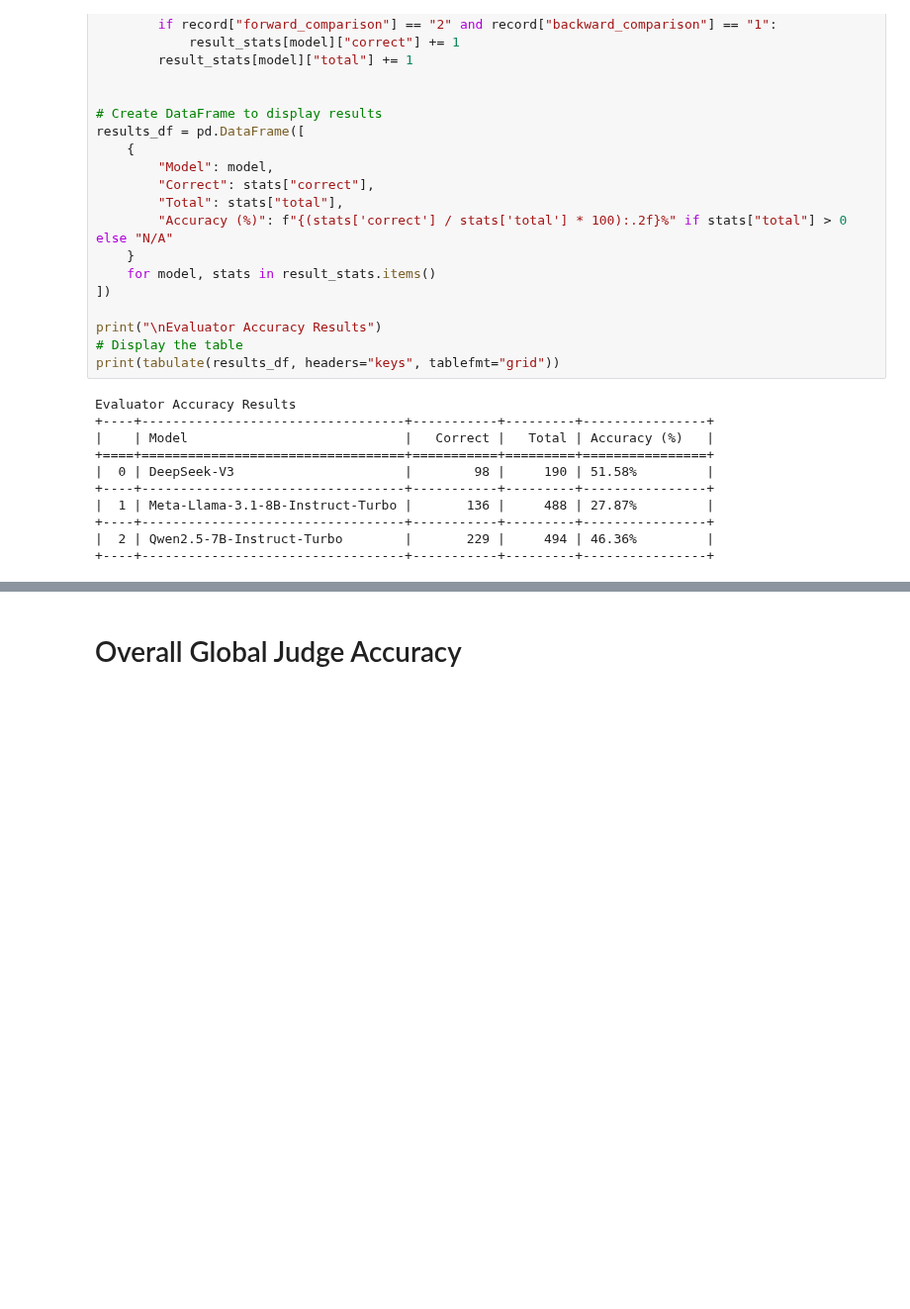
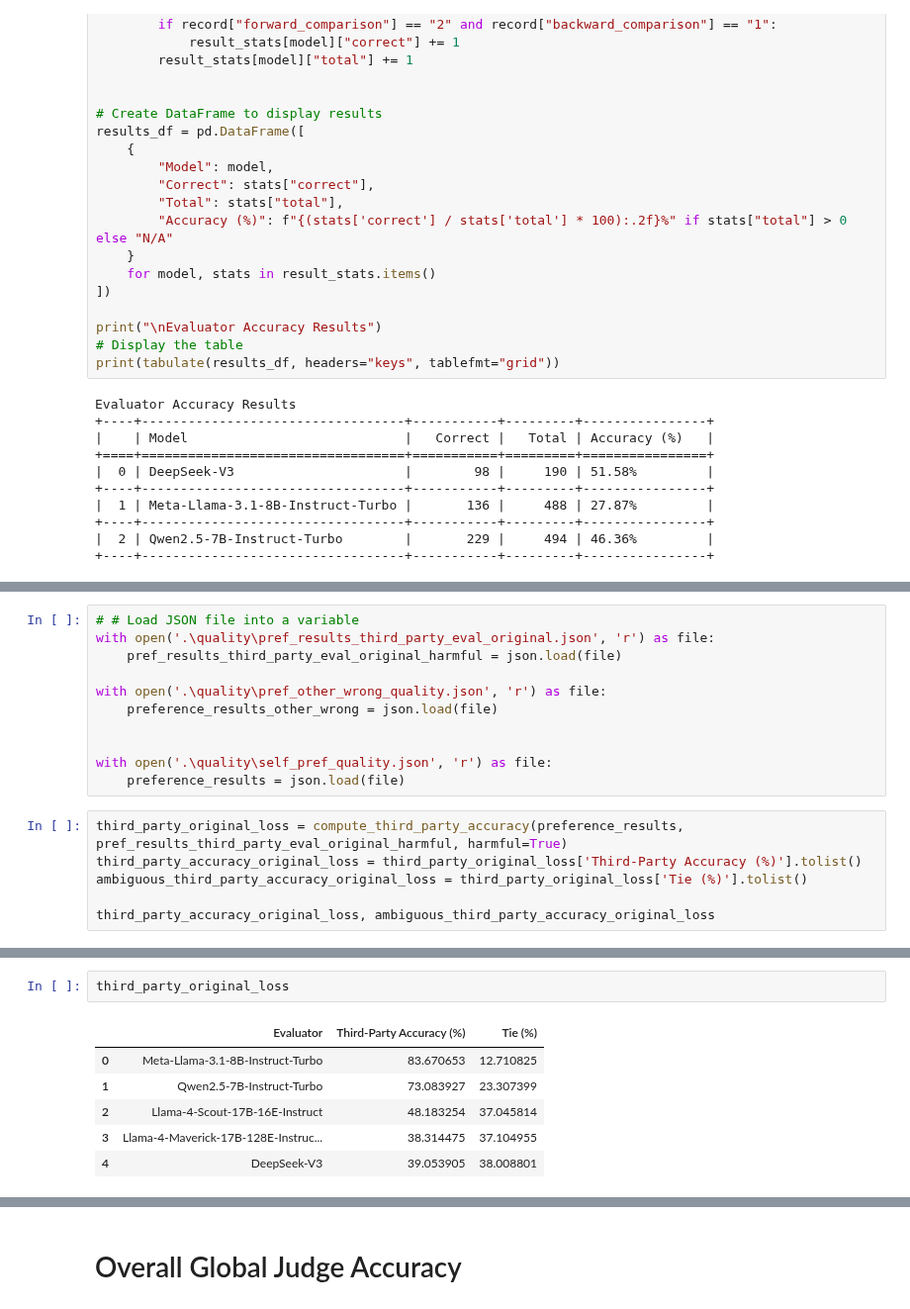
Before and after one commit to Taslim-M/self_recognition, a Jupyter notebook: analysis_quality.ipynb, the cells around one changed output, grey strips where cells are left out. Shown at 99% size. Saved outputs shown, nothing was run; the diff lists cells and outputs as text; blank space fills up the shorter version.

Commit message:
Perturb Other/Wrong

```diff
--- a/analysis_quality.ipynb
+++ b/analysis_quality.ipynb
@@ -7716,0 +7775,17 @@ Evaluator Accuracy Results
+# %%
+# # Load JSON file into a variable
+with open('.\quality\pref_results_third_party_eval_original.json', 'r') as file:
+    pref_results_third_party_eval_original_harmful = json.load(file)
+
+with open('.\quality\pref_other_wrong_quality.json', 'r') as file:
+    preference_results_other_wrong = json.load(file)
+
+
+with open('.\quality\self_pref_quality.json', 'r') as file:
+    preference_results = json.load(file)
+# %%
+third_party_original_loss = compute_third_party_accuracy(preference_results, pref_results_third_party_eval_original_harmful, harmful=True)
+third_party_accuracy_original_loss = third_party_original_loss['Third-Party Accuracy (%)'].tolist()
+ambiguous_third_party_accuracy_original_loss = third_party_original_loss['Tie (%)'].tolist()
+
+third_party_accuracy_original_loss, ambiguous_third_party_accuracy_original_loss
@@ -7716,0 +7803,9 @@ Evaluator Accuracy Results
+# %%
+third_party_original_loss
+# %% [output]
+|  | Evaluator | Third-Party Accuracy (%) | Tie (%) |
+| 0 | Meta-Llama-3.1-8B-Instruct-Turbo | 83.670653 | 12.710825 |
+| 1 | Qwen2.5-7B-Instruct-Turbo | 73.083927 | 23.307399 |
+| 2 | Llama-4-Scout-17B-16E-Instruct | 48.183254 | 37.045814 |
+| 3 | Llama-4-Maverick-17B-128E-Instruc... | 38.314475 | 37.104955 |
+| 4 | DeepSeek-V3 | 39.053905 | 38.008801 |
```
Also changed, not shown: parts of 34 cells of this notebook, 4 other files.
